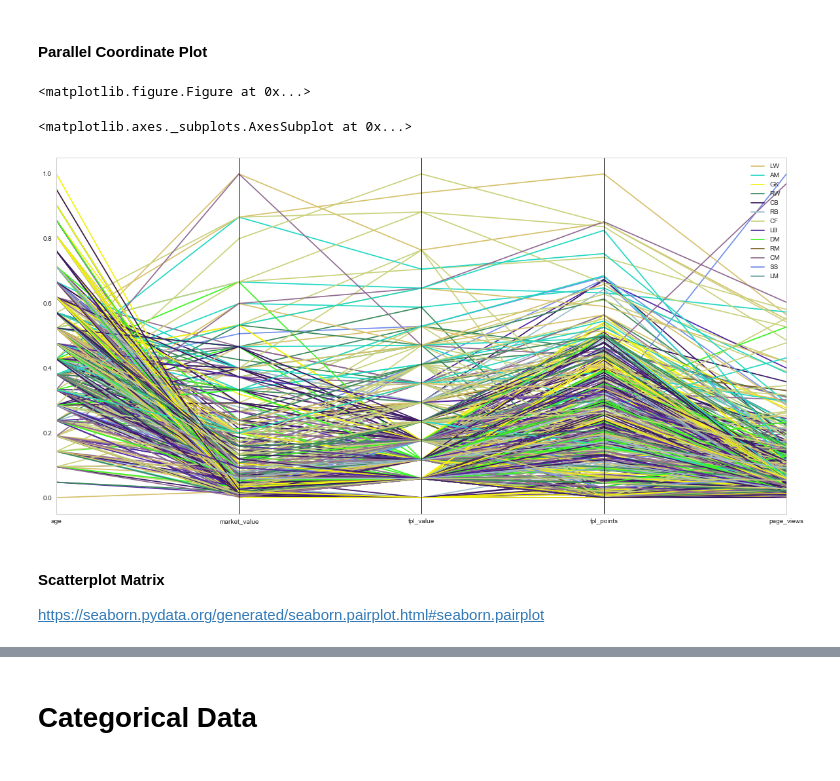
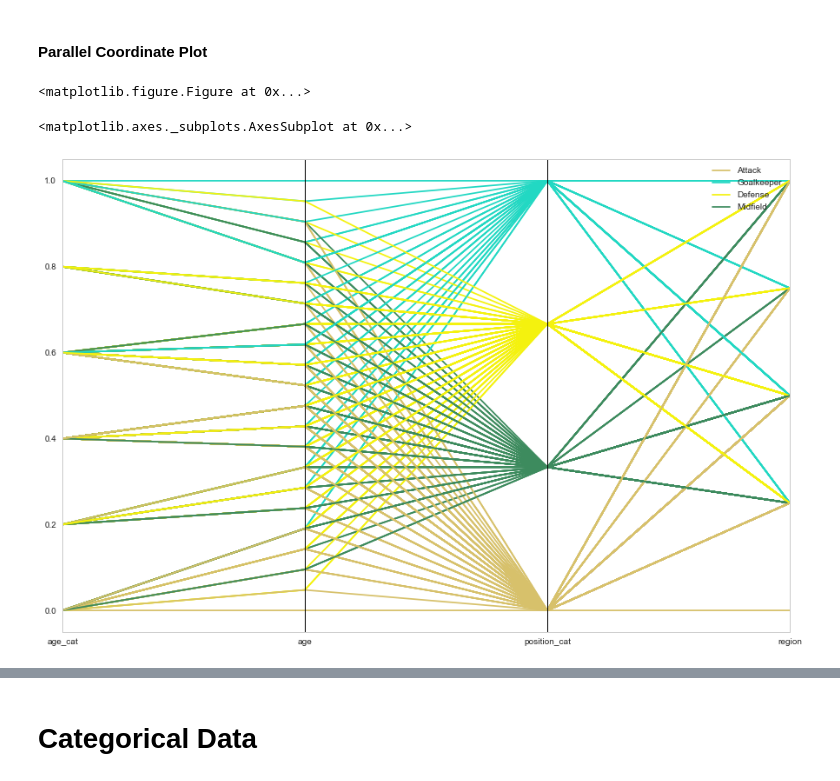
Before and after one commit to basilvetas/seaborn-visualizations, a Jupyter notebook: Data-Visualizations-Python.ipynb, the cells around one changed output, grey strips where cells are left out. Saved outputs shown, nothing was run; the diff lists cells and outputs as text; code cells hidden in the pictures.

```diff
--- a/Data-Visualizations-Python.ipynb
+++ b/Data-Visualizations-Python.ipynb
@@ -40,10 +38,17 @@ sns.set_style("whitegrid")
 # Data source: https://www.kaggle.com/mauryashubham/english-premier-league-players-dataset
 df_raw = pd.read_csv('epldata_final.csv', low_memory=False)
 # %%
-# A bit of data cleaning
 df = df_raw.copy()
 df = df.drop('fpl_sel', axis=1)
-catg_cols = ['name', 'club', 'position', 'nationality']
+
+# Let's add another data column:
+df.loc[df['position_cat'] == 4, 'position_cat_name'] = "Goalkeeper"
+df.loc[df['position_cat'] == 3, 'position_cat_name'] = "Defense"
+df.loc[df['position_cat'] == 2, 'position_cat_name'] = "Midfield"
+df.loc[df['position_cat'] == 1, 'position_cat_name'] = "Attack"
+
+# A convert object types to categories
+catg_cols = ['name', 'club', 'position', 'nationality', 'position_cat_name']
 df.loc[:, catg_cols] = df.loc[:, catg_cols].apply(lambda x: x.astype('category'))
 
 # df.name.cat.categories
@@ -51,10 +56,9 @@ df.loc[:, catg_cols] = df.loc[:, catg_cols].apply(lambda x: x.astype('category')
 # df.position.cat.categories
 # df.nationality.cat.categories
 
+df.shape
 df.dtypes
-df.shape
 df.head()
-# df.sample(20)
 df.tail()
 df.describe()
 # %% [output]
@@ -211,23 +267,20 @@ ax = sns.regplot(x="page_views", y="market_value", data=df)
 #### Parallel Coordinate Plot
 # %%
 # Set figure size
-plt.figure(figsize=(20,10))
+plt.figure(figsize=(15,10))
 
-# Make the plot
+# Need some additional imports
 from pandas.plotting import parallel_coordinates
 from sklearn.preprocessing import MinMaxScaler
 scaler = MinMaxScaler() # for scaling data
 
-cols = ['age', 'market_value', 'fpl_value', 'fpl_points', 'page_views']
+# Get numerical data columns we want to plot
+cols = ['age_cat', 'age', 'position_cat', 'region']
 pcp_df = pd.DataFrame(scaler.fit_transform(df.loc[: , cols]),columns = cols)
-pcp_df['position'] = df.position
+pcp_df['position_cat_name'] = df.position_cat_name
 
-parallel_coordinates(pcp_df, 'position')
-plt.show()
+parallel_coordinates(pcp_df, 'position_cat_name')
 # %% [output]
 <matplotlib.figure.Figure at 0x...>
 <matplotlib.axes._subplots.AxesSubplot at 0x...>
-[figure, old version]
+[figure, new version]
-# %% [markdown]
-#### Scatterplot Matrix
-https://seaborn.pydata.org/generated/seaborn.pairplot.html#seaborn.pairplot
```
Also changed, not shown: parts of 45 cells of this notebook.
